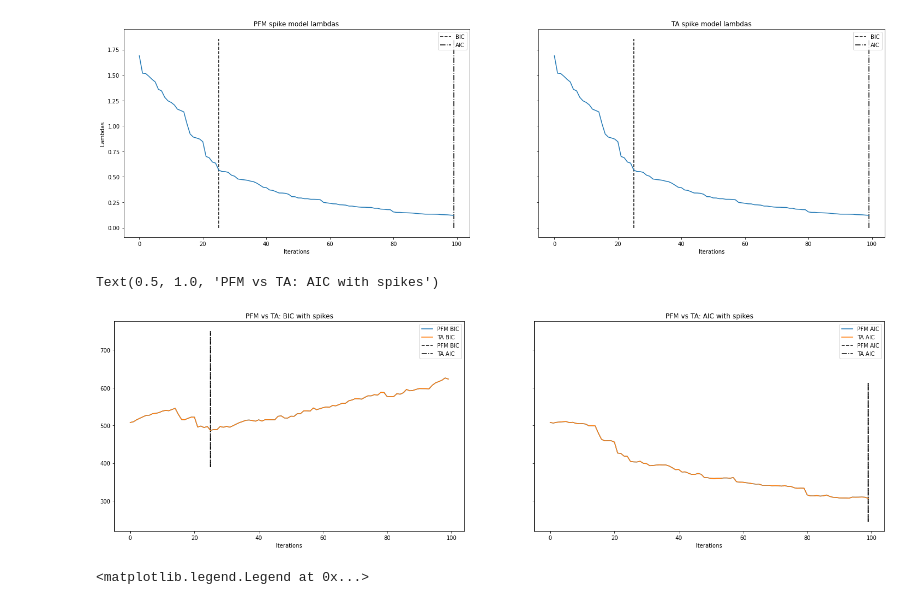
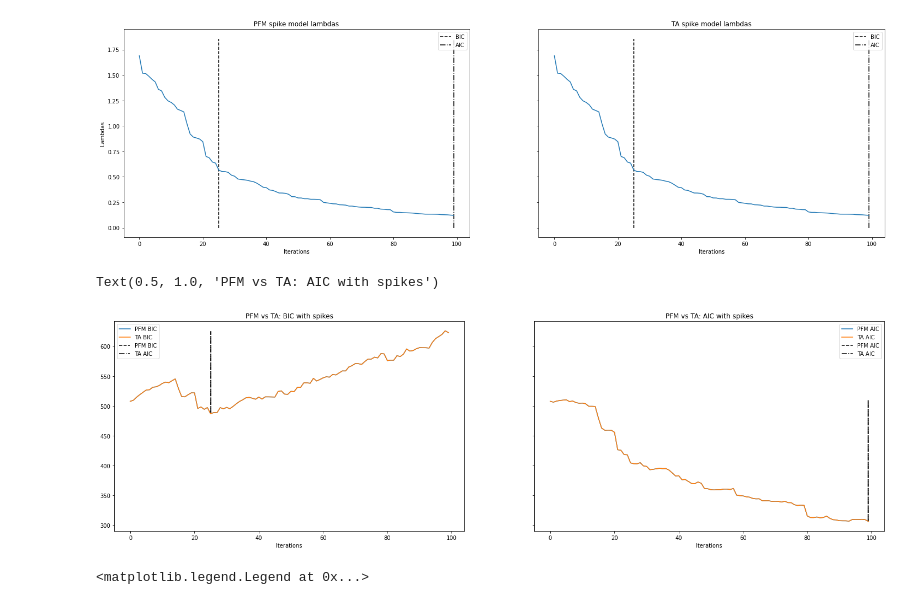
Before and after one commit to eurunuela/pfm_vs_ta, a Jupyter notebook: pfm_vs_ta.ipynb, the cells around one changed output. Saved outputs shown, nothing was run; the diff lists cells and outputs as text; code cells hidden in the pictures.

```diff
--- a/pfm_vs_ta.ipynb
+++ b/pfm_vs_ta.ipynb
@@ -219,22 +219,22 @@ Text(0.5, 1.0, 'TA spike model lambdas')
 # %%
 fig, (ax1, ax2) = plt.subplots(1, 2, sharey=True, figsize=(25,7))
 ax1.plot(bic_pfm_spike, label='PFM BIC')
 ax1.plot(bic_ta_spike, label='TA BIC')
-ax1.vlines(x=bic_pfm_spike_idx, ymin=0.8*np.min(bic_pfm_spike), ymax=1.2*np.max(bic_pfm_spike), color='black', linestyles='dashed', label='PFM BIC')
-ax1.vlines(x=bic_ta_spike_idx, ymin=0.8*np.min(bic_ta_spike), ymax=1.2*np.max(bic_ta_spike), color='black', linestyles='dashdot', label='TA AIC')
+ax1.vlines(x=bic_pfm_spike_idx, ymin=np.min(bic_pfm_spike), ymax=np.max(bic_pfm_spike), color='black', linestyles='dashed', label='PFM BIC')
+ax1.vlines(x=bic_ta_spike_idx, ymin=np.min(bic_ta_spike), ymax=np.max(bic_ta_spike), color='black', linestyles='dashdot', label='TA AIC')
 ax1.set(xlabel='Iterations')
 ax1.set_title('PFM vs TA: BIC with spikes')
 ax1.legend()
 ax2.plot(aic_pfm_spike, label='PFM AIC')
 ax2.plot(aic_ta_spike, label='TA AIC')
-ax2.vlines(x=aic_pfm_spike_idx, ymin=0.8*np.min(aic_pfm_spike), ymax=1.2*np.max(aic_pfm_spike), color='black', linestyles='dashed', label='PFM AIC')
-ax2.vlines(x=aic_ta_spike_idx, ymin=0.8*np.min(aic_ta_spike), ymax=1.2*np.max(aic_ta_spike), color='black', linestyles='dashdot', label='TA AIC')
+ax2.vlines(x=aic_pfm_spike_idx, ymin=np.min(aic_pfm_spike), ymax=np.max(aic_pfm_spike), color='black', linestyles='dashed', label='PFM AIC')
+ax2.vlines(x=aic_ta_spike_idx, ymin=np.min(aic_ta_spike), ymax=np.max(aic_ta_spike), color='black', linestyles='dashdot', label='TA AIC')
 ax2.set(xlabel='Iterations')
 ax2.legend()
 ax2.set_title('PFM vs TA: AIC with spikes')
 # %% [output]
 Text(0.5, 1.0, 'PFM vs TA: AIC with spikes')
-[figure, old version]
+[figure, new version]
 # %%
 # Get results
 pfm_2_plot = pfm_spike_coef_path[:,bic_pfm_spike_idx]
```
Also changed, not shown: parts of 1 cell of this notebook.
